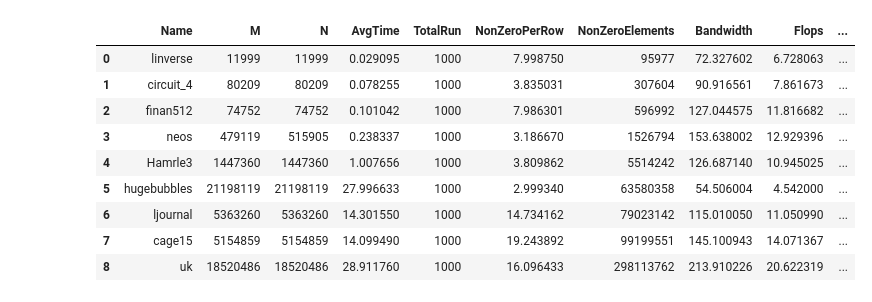
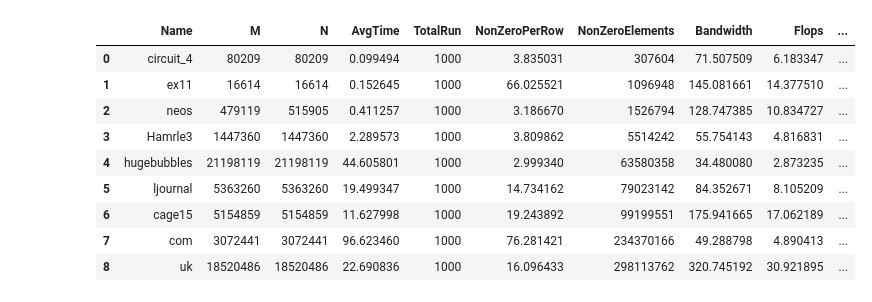
Before and after one commit to marufdsi/Benchmark_SpMV_using_CSR5, a Jupyter notebook: CSR5_SpMV_GPU_Plots.ipynb, the cells around one changed output. Cells and saved outputs as stored; diff of their text form; code cells hidden in the pictures.

```diff
--- a/CSR5_SpMV_GPU_Plots.ipynb
+++ b/CSR5_SpMV_GPU_Plots.ipynb
@@ -23,26 +23,26 @@ color_list3 = ['#a6cee3', '#1f78b4', '#b2df8a', '#33a02c', '#fb9a99', '#e31a1c']
 # %%
 pdf = matplotlib.backends.backend_pdf.PdfPages("CSR5_SpMV_Performance_on_GPU.pdf")
 data = pd.read_csv("CSR5_cuda/CSR5_SpMV_on_GPU.csv")
 
 data = data[data["ValueType"] == 8]
-data = data[data["Partition"] != 1024]
+data = data[data["Partition"] == 416]
 data = data.groupby('Name').mean()
 data = data.reset_index()
 data = data.sort_values(by=["NonZeroElements"])
 data = data.reset_index(drop=True)
 ax = data.plot(kind="line", marker='o', x="NonZeroElements", y="AvgTime", figsize=(20,6))
 # pdf.savefig(bbox_inches = 'tight')
 pdf.close()
 data
 # %% [output]
 |  | Name | M | N | AvgTime | TotalRun | NonZeroPerRow | NonZeroElements | Bandwidth | Flops | ... |
-| 0 | linverse | 11999 | 11999 | 0.029095 | 1000 | 7.998750 | 95977 | 72.327602 | 6.728063 | ... |
-| 1 | circuit_4 | 80209 | 80209 | 0.078255 | 1000 | 3.835031 | 307604 | 90.916561 | 7.861673 | ... |
-| 2 | finan512 | 74752 | 74752 | 0.101042 | 1000 | 7.986301 | 596992 | 127.044575 | 11.816682 | ... |
-| 3 | neos | 479119 | 515905 | 0.238337 | 1000 | 3.186670 | 1526794 | 153.638002 | 12.929396 | ... |
-| 4 | Hamrle3 | 1447360 | 1447360 | 1.007656 | 1000 | 3.809862 | 5514242 | 126.687140 | 10.945025 | ... |
-| 5 | hugebubbles | 21198119 | 21198119 | 27.996633 | 1000 | 2.999340 | 63580358 | 54.506004 | 4.542000 | ... |
-| 6 | ljournal | 5363260 | 5363260 | 14.301550 | 1000 | 14.734162 | 79023142 | 115.010050 | 11.050990 | ... |
-| 7 | cage15 | 5154859 | 5154859 | 14.099490 | 1000 | 19.243892 | 99199551 | 145.100943 | 14.071367 | ... |
-| 8 | uk | 18520486 | 18520486 | 28.911760 | 1000 | 16.096433 | 298113762 | 213.910226 | 20.622319 | ... |
+| 0 | circuit_4 | 80209 | 80209 | 0.099494 | 1000 | 3.835031 | 307604 | 71.507509 | 6.183347 | ... |
+| 1 | ex11 | 16614 | 16614 | 0.152645 | 1000 | 66.025521 | 1096948 | 145.081661 | 14.377510 | ... |
+| 2 | neos | 479119 | 515905 | 0.411257 | 1000 | 3.186670 | 1526794 | 128.747385 | 10.834727 | ... |
+| 3 | Hamrle3 | 1447360 | 1447360 | 2.289573 | 1000 | 3.809862 | 5514242 | 55.754143 | 4.816831 | ... |
+| 4 | hugebubbles | 21198119 | 21198119 | 44.605801 | 1000 | 2.999340 | 63580358 | 34.480080 | 2.873235 | ... |
+| 5 | ljournal | 5363260 | 5363260 | 19.499347 | 1000 | 14.734162 | 79023142 | 84.352671 | 8.105209 | ... |
+| 6 | cage15 | 5154859 | 5154859 | 11.627998 | 1000 | 19.243892 | 99199551 | 175.941665 | 17.062189 | ... |
+| 7 | com | 3072441 | 3072441 | 96.623460 | 1000 | 76.281421 | 234370166 | 49.288798 | 4.890413 | ... |
+| 8 | uk | 18520486 | 18520486 | 22.690836 | 1000 | 16.096433 | 298113762 | 320.745192 | 30.921895 | ... |
 [drawing not drawn]
```
Also changed, not shown: 1 other file.
